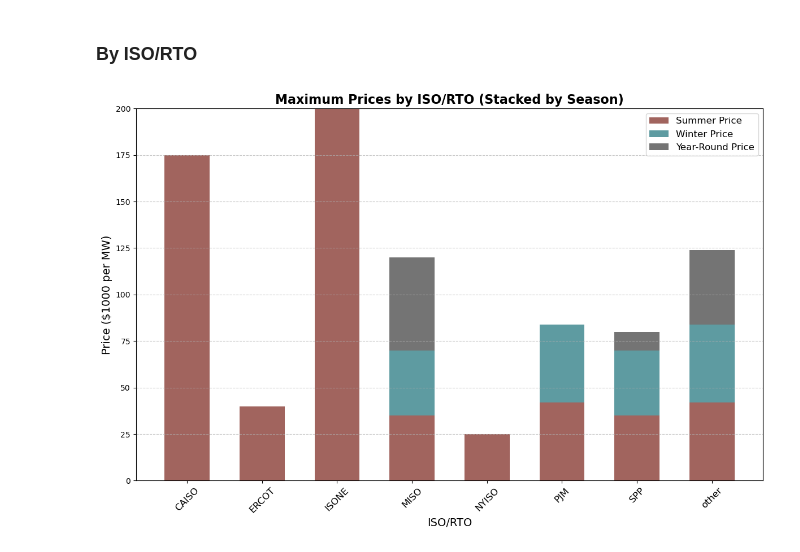
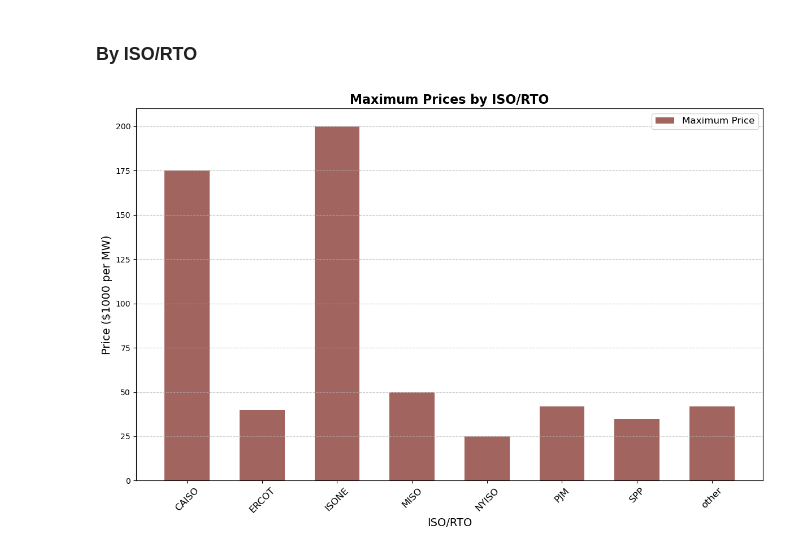
Before and after one commit to we3lab/dr-programs, a Jupyter notebook: analysis/pricing_bar_chart.ipynb, the cells around one changed output. Drawn from its saved outputs; the diff is of its cells as text; code cells hidden in the pictures.

Commit message:
Got rid of bar chart stacking, replaced coverage map file path with file in repo

```diff
--- a/analysis/pricing_bar_chart.ipynb
+++ b/analysis/pricing_bar_chart.ipynb
@@ -64,41 +64,36 @@ result_with_all_states = result
 # %%
 import matplotlib.pyplot as plt
 import numpy as np
 
 # Use the result_with_all_states DataFrame from the first cell
 data = result_with_all_states
 
-# Group the data by 'iso/rto' and calculate the maximum price for each season
-grouped_data = data.groupby('iso/rto')[['max_summer_price', 'max_winter_price', 'max_penalty']].max().reset_index()
+# Calculate the overall maximum price for each ISO/RTO
+data['max_price'] = data[['max_summer_price', 'max_winter_price', 'max_penalty']].max(axis=1)
 
 # Set the positions and width for the bars
-x = np.arange(len(grouped_data['iso/rto']))  # the label locations
+x = np.arange(len(data['iso/rto']))  # the label locations
 width = 0.6  # the width of the bars
 
 # Create the plot
 fig, ax = plt.subplots(figsize=(12, 8))
 
-# Define the custom color palette
-my_palette = {'Summer': '#A1645E', 'Winter': '#5E9BA1', 'Year round': '#747474'}
-
-# Plot stacked bars for summer, winter, and year-round prices using the custom palette
-summer_bars = ax.bar(x, grouped_data['max_summer_price'], width, label='Summer Price', color=my_palette['Summer'])
-winter_bars = ax.bar(x, grouped_data['max_winter_price'], width, bottom=grouped_data['max_summer_price'], label='Winter Price', color=my_palette['Winter'])
-year_round_bars = ax.bar(x, grouped_data['max_penalty'], width, bottom=(grouped_data['max_summer_price'] + grouped_data['max_winter_price']), label='Year-Round Price', color=my_palette['Year round'])
+# Plot the bars for the maximum price
+ax.bar(x, data['max_price'], width, color='#A1645E', label='Maximum Price')
 
 # Add labels, title, and custom x-axis tick labels
 ax.set_xlabel('ISO/RTO', fontsize=14)
 ax.set_ylabel('Price ($1000 per MW)', fontsize=14)
-ax.set_title('Maximum Prices by ISO/RTO (Stacked by Season)', fontsize=16, fontweight='bold')
+ax.set_title('Maximum Prices by ISO/RTO', fontsize=16, fontweight='bold')
 ax.set_xticks(x)
-ax.set_xticklabels(grouped_data['iso/rto'], rotation=45, fontsize=12)
+ax.set_xticklabels(data['iso/rto'], rotation=45, fontsize=12)
 ax.legend(fontsize=12)
 
 # Add gridlines for better readability
 ax.grid(axis='y', linestyle='--', alpha=0.7)
 
 # Show the plot
 plt.tight_layout()
 plt.show()
 # %% [output]
-[figure, old version]
+[figure, new version]
```
Also changed, not shown: 9 other files.
